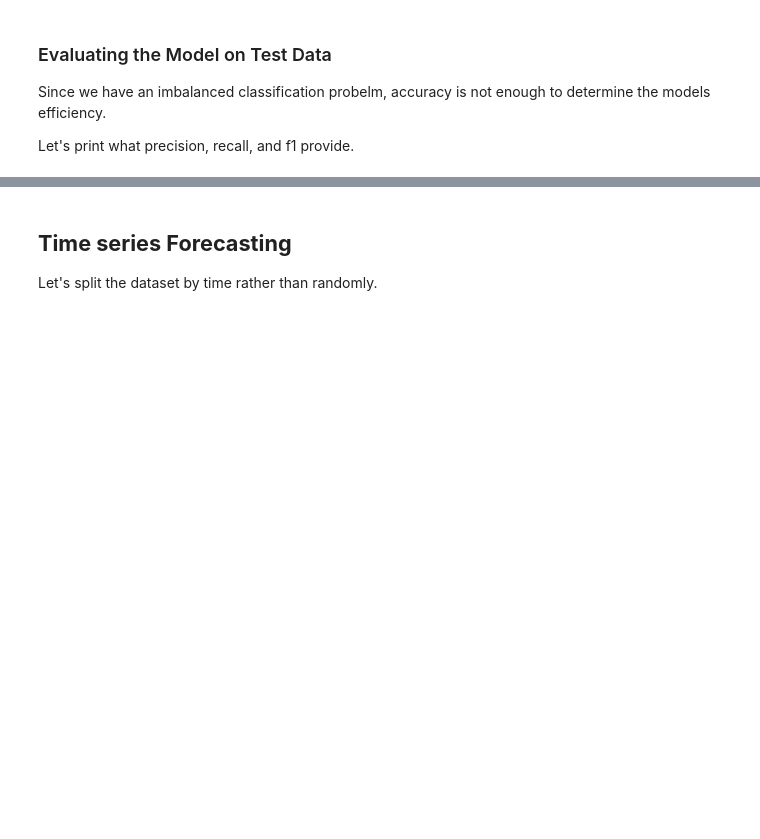
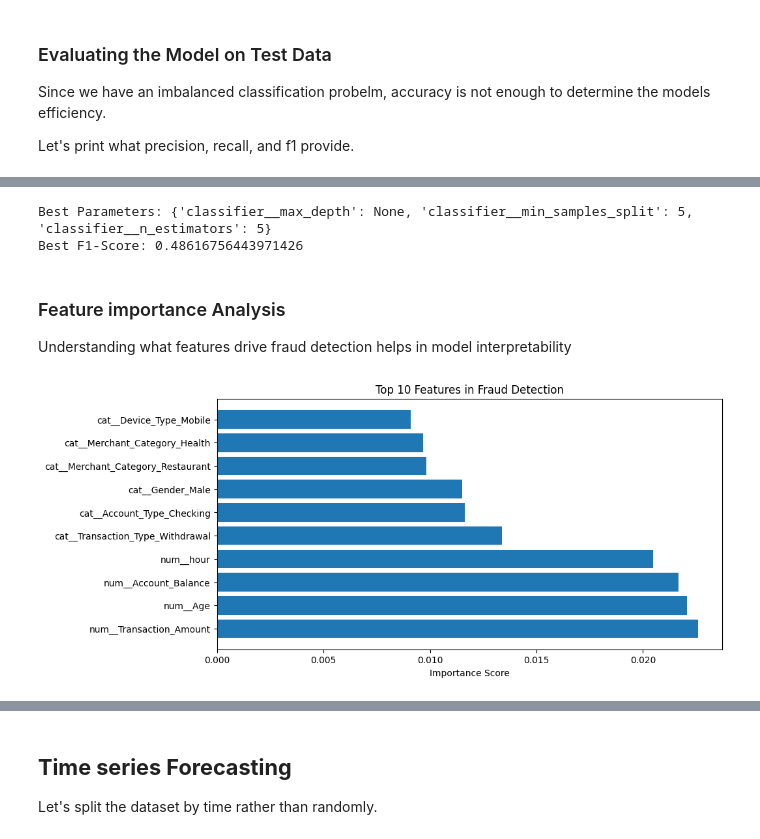
Before and after one commit to omendez930/Bank-Fraud-Detection, a Jupyter notebook: notebook.ipynb, the cells around one changed output, grey strips where cells are left out. Saved outputs shown, nothing was run; the diff lists cells and outputs as text; code cells hidden in the pictures; blank space fills up the shorter version.

```diff
--- a/notebook.ipynb
+++ b/notebook.ipynb
@@ -366,12 +370,17 @@ As shown earlier the dataset is imbalanced between counts that were considered t
 # Create XGBoost Pipeline
 xgb_pipeline = Pipeline([
     ('preprocessor', preprocessor),
-    ('classifier', XGBClassifier(use_label_encoder=False, eval_metric='logloss', random_state=33))
+    ('classifier', XGBClassifier(objective="binary:logistic",
+                                  eval_metric="auc",
+                                  scale_pos_weight=5,  # Increase this (try values between 5-10)
+                                  use_label_encoder=True,
+                                  random_state=33
+                                 ))
 ])
 
 # Define hyperparameters for tuning
 xgb_params = {
-    'classifier__n_estimators': [100,300],
+    'classifier__n_estimators': [5,10],
     'classifier__max_depth': [3,6],
     'classifier__learning_rate': [0.01, 0.1]
 }
@@ -401,6 +410,9 @@ weighted avg       0.95      0.95      0.92     40000
 # %%
 # Create Random Forest pipeline
 '''Since RandomForestCLassifier is not as effective with imbalanced data, we will perform SMOTE on the target and see if we get better results.'''
+# Wnsure y_train is a numpy Array
+y_train = np.array(y_train)
+
 
 # Apple preprocessing first
 X_train_encoded = preprocessor.fit_transform(X_train)
@@ -408,24 +420,26 @@ X_test_encoded = preprocessor.transform(X_test)
 
 # Count classes for SMOTE
 subset_count = pd.Series(y_train).value_counts()
-majority_count = subset_count[0]
 minority_count = subset_count[1]
 
 # double the minory count
 target_minority_count = minority_count * 2
 
 # Apply SMOTE before Pipeline (Avoids data leakage)
-smote = SMOTE(sampling_strategy={0:majority_count, 1: target_minority_count})
+smote = SMOTE(sampling_strategy={1: target_minority_count}, random_state=33)
 
 X_train_resampled, y_train_resampled = smote.fit_resample(X_train_encoded, y_train)
 
 # RandomForest Pipeline
 rf_pipeline =  ImbPipeline([
-    ('classifier', RandomForestClassifier(n_estimators=100, class_weight='balanced', random_state=33))
+    ('classifier', RandomForestClassifier(n_estimators=10,
+                                          class_weight='balanced',
+                                          random_state=33,
+                                          max_depth=None))
 ])
 
 rf_params = {
-    'classifier__n_estimators': [100, 300],
+    'classifier__n_estimators': [5, 10],
     'classifier__max_depth': [None, 10, 20],
     'classifier__min_samples_split': [2,5]
 }
@@ -434,6 +448,10 @@ rf_params = {
 rf_grid = GridSearchCV(rf_pipeline, rf_params, cv=3, scoring='f1', n_jobs=-1)
 rf_grid.fit(X_train_resampled, y_train_resampled)
 
+
+# Ensure y_test is a Numpy Array
+y_test = np.array(y_test)
+
 # Evaluate best model
 y_pred_rf = rf_grid.best_estimator_.predict(X_test_encoded)
 print(confusion_matrix(y_test, y_pred_rf))
@@ -451,3 +485,9 @@ print(f'F1 Score: {f1_score(y_test, y_pred_rf)}')
+# %%
+print(f'Best Parameters: {rf_grid.best_params_}')
+print(f'Best F1-Score: {rf_grid.best_score_}')
+# %% [output]
+Best Parameters: {'classifier__max_depth': None, 'classifier__min_samples_split': 5, 'classifier__n_estimators': 5}
+Best F1-Score: 0.48616756443971426
 # %%
 best_rf_model = rf_grid.best_estimator_.named_steps['classifier']
 feature_importances = best_rf_model.feature_importances_
@@ -468,0 +509,17 @@ plt.show()
+# %% [markdown]
+### Feature importance Analysis
+
+Understanding what features drive fraud detection helps in model interpretability
+# %%
+importances = rf_grid.best_estimator_.named_steps['classifier'].feature_importances_
+feature_names = preprocessor.get_feature_names_out()
+feature_importance = pd.DataFrame({'Feature': feature_names, 'Importance': importances}).sort_values(by='Importance', ascending=False)
+
+# Plot
+plt.figure(figsize=(10, 5))
+plt.barh(feature_importance['Feature'][:10], feature_importance['Importance'][:10])
+plt.xlabel("Importance Score")
+plt.title("Top 10 Features in Fraud Detection")
+plt.show()
+# %% [output]
+[figure, added]
```
Also changed, not shown: parts of 7 cells of this notebook.
